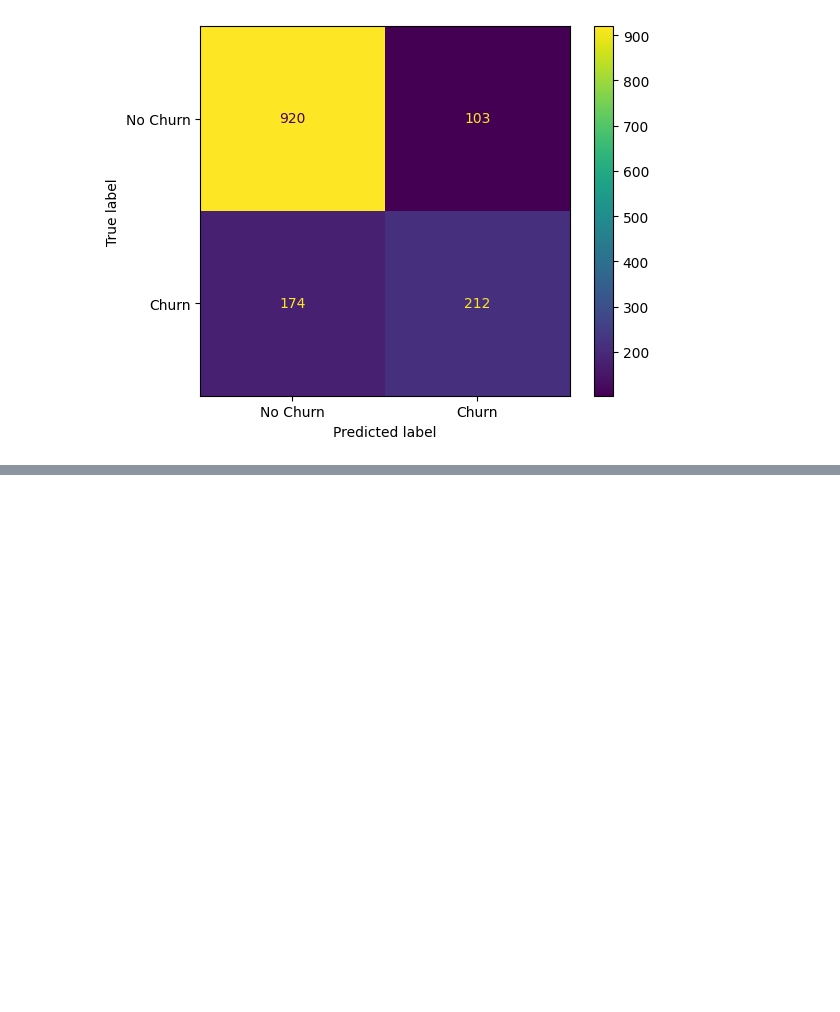
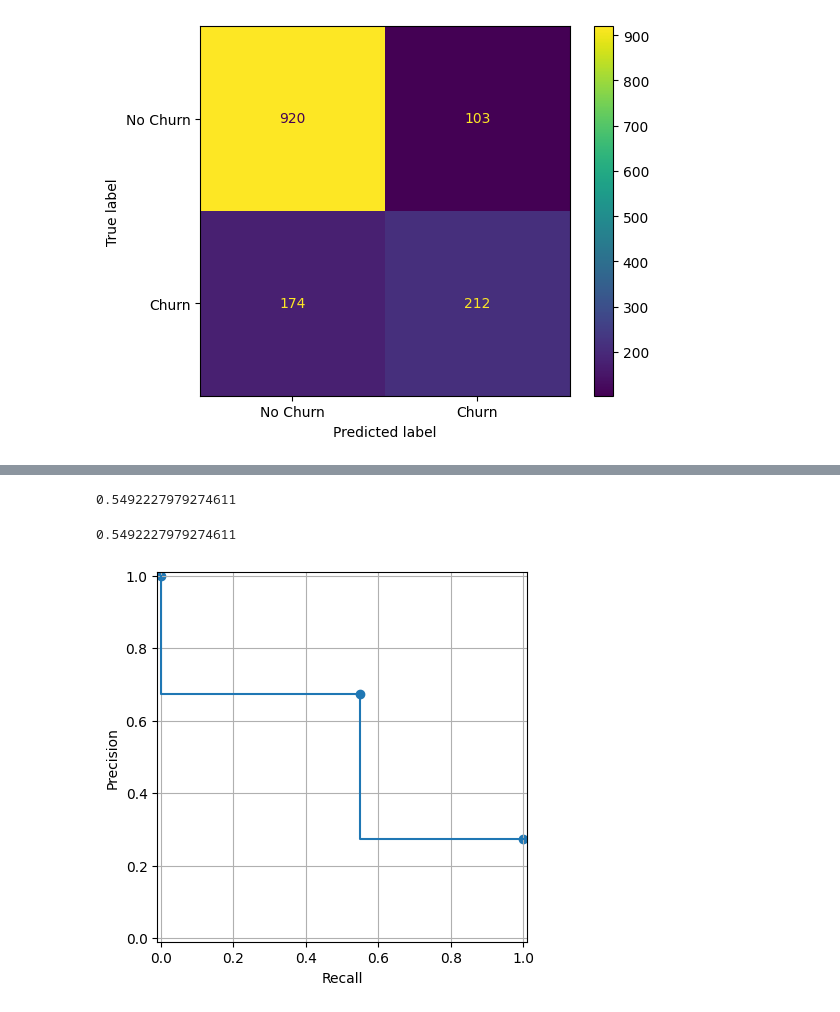
Before and after one commit to not-AVP/psychic-potato, a Jupyter notebook: practice/ChurnBurn.ipynb, the cells around one changed output, grey strips where cells are left out. Drawn from its saved outputs; the diff is of its cells as text; code cells hidden in the pictures; blank space fills up the shorter version.

Commit message:
precision and recall

```diff
--- a/practice/ChurnBurn.ipynb
+++ b/practice/ChurnBurn.ipynb
@@ -763,0 +792,4 @@ plt.show()
+# %%
+recall_score(yVal, yPred)
+# %% [output]
+0.5492227979274611
@@ -763,0 +799,4 @@ plt.show()
+# %%
+RecScore(tp, fn)
+# %% [output]
+0.5492227979274611
@@ -763,0 +805,10 @@ plt.show()
+# %%
+p, r, _ = precision_recall_curve(yVal, yPred)
+# %%
+disp = PrecisionRecallDisplay(precision=p, recall=r)
+disp.plot()
+plt.scatter(r, p)
+plt.grid()
+plt.show()
+# %% [output]
+[figure, added]
```
Also changed, not shown: parts of 12 cells of this notebook.
